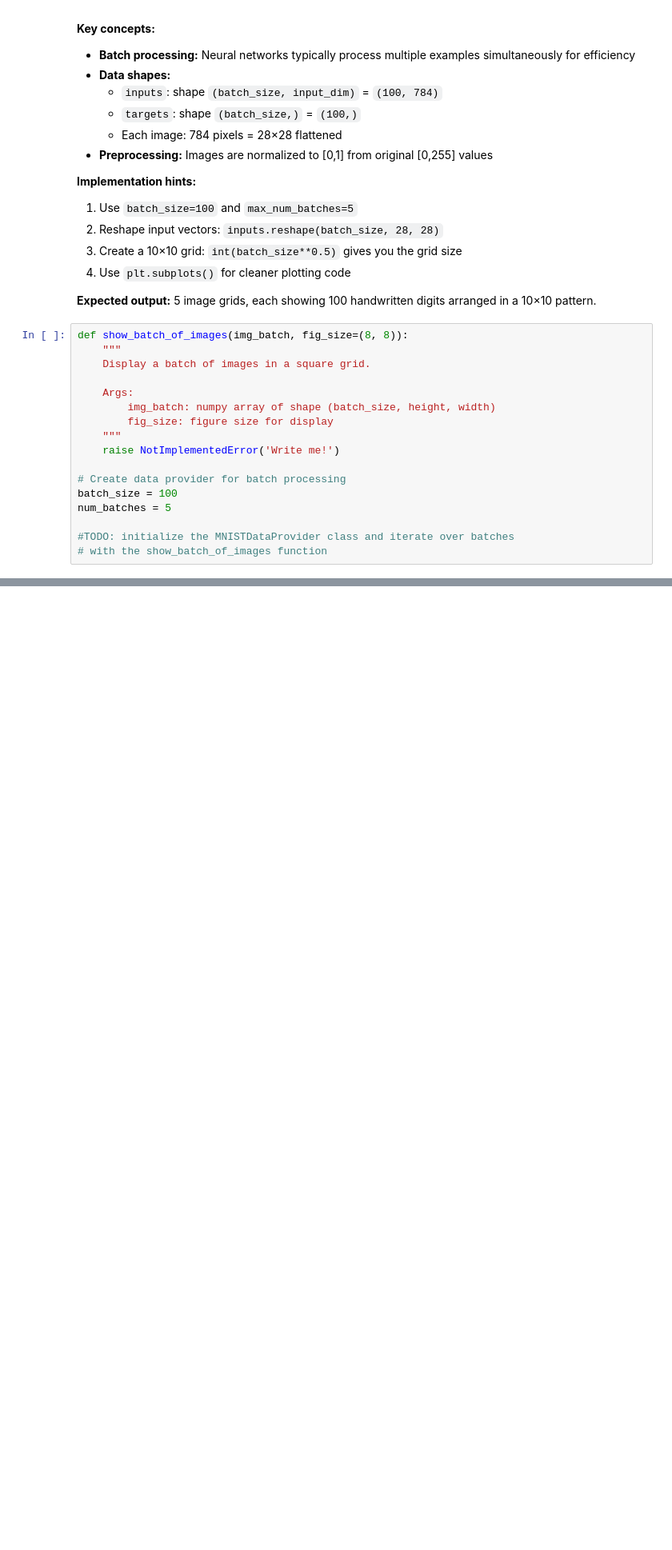
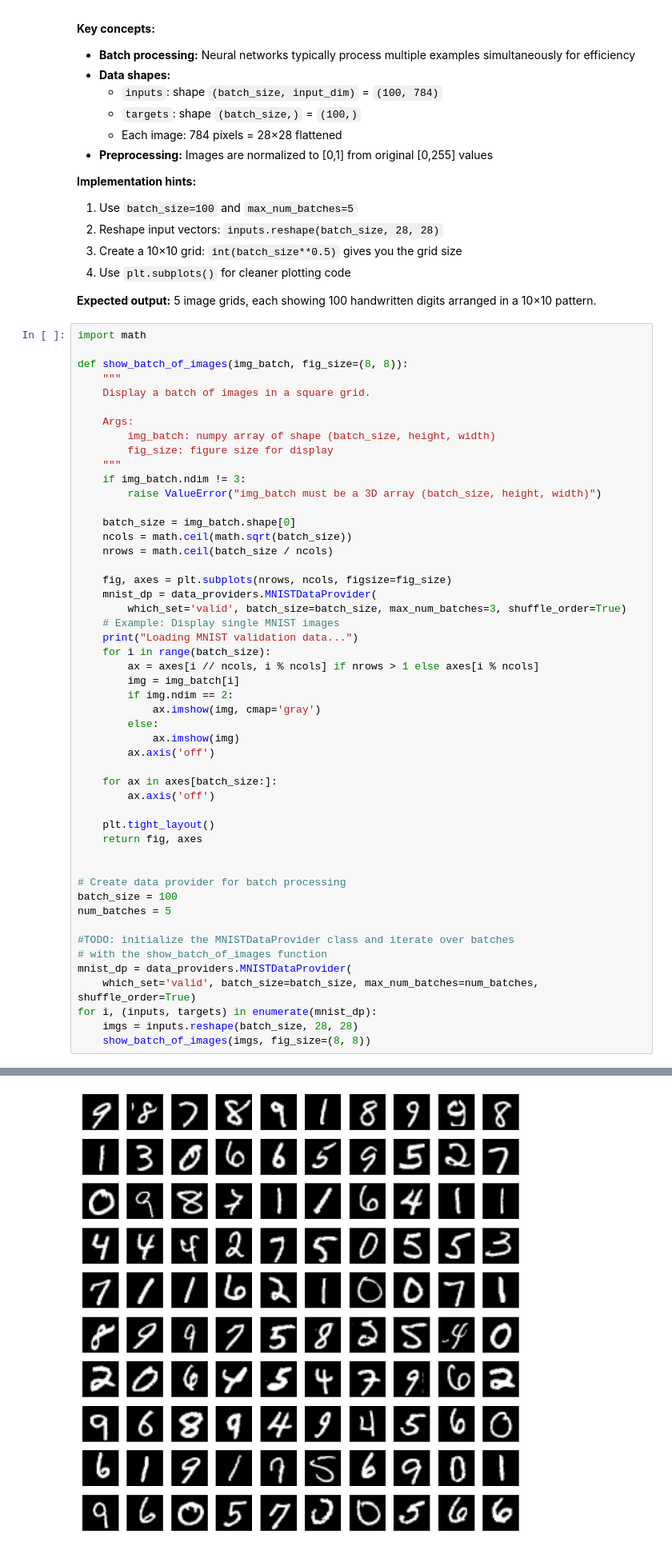
Before and after one commit to erickoch3/mlpractical, a Jupyter notebook: notebooks/01_introduction.ipynb, the cells around one changed output, grey strips where cells are left out. Shown at 80% size. Cells and saved outputs as stored; diff of their text form; blank space fills up the shorter version.

Commit message:
Initial master commit

```diff
--- a/notebooks/01_introduction.ipynb
+++ b/notebooks/01_introduction.ipynb
@@ -81,20 +90,54 @@ Now you'll work with batches of images rather than single examples.
 4. Use `plt.subplots()` for cleaner plotting code
 
 **Expected output:** 5 image grids, each showing 100 handwritten digits arranged in a 10×10 pattern.
-# %%
-def show_batch_of_images(img_batch, fig_size=(8, 8)):
-    """
-    Display a batch of images in a square grid.
-
-    Args:
-        img_batch: numpy array of shape (batch_size, height, width)
-        fig_size: figure size for display
-    """
-    raise NotImplementedError('Write me!')
-
-# Create data provider for batch processing
-batch_size = 100
-num_batches = 5
-
-#TODO: initialize the MNISTDataProvider class and iterate over batches
-# with the show_batch_of_images function
+# %%
+import math
+
+def show_batch_of_images(img_batch, fig_size=(8, 8)):
+    """
+    Display a batch of images in a square grid.
+
+    Args:
+        img_batch: numpy array of shape (batch_size, height, width)
+        fig_size: figure size for display
+    """
+    if img_batch.ndim != 3:
+        raise ValueError("img_batch must be a 3D array (batch_size, height, width)")
+
+    batch_size = img_batch.shape[0]
+    ncols = math.ceil(math.sqrt(batch_size))
+    nrows = math.ceil(batch_size / ncols)
+
+    fig, axes = plt.subplots(nrows, ncols, figsize=fig_size)
+    mnist_dp = data_providers.MNISTDataProvider(
+        which_set='valid', batch_size=batch_size, max_num_batches=3, shuffle_order=True)
+    # Example: Display single MNIST images
+    print("Loading MNIST validation data...")
+    for i in range(batch_size):
+        ax = axes[i // ncols, i % ncols] if nrows > 1 else axes[i % ncols]
+        img = img_batch[i]
+        if img.ndim == 2:
+            ax.imshow(img, cmap='gray')
+        else:
+            ax.imshow(img)
+        ax.axis('off')
+
+    for ax in axes[batch_size:]:
+        ax.axis('off')
+
+    plt.tight_layout()
+    return fig, axes
+
+
+# Create data provider for batch processing
+batch_size = 100
+num_batches = 5
+
+#TODO: initialize the MNISTDataProvider class and iterate over batches
+# with the show_batch_of_images function
+mnist_dp = data_providers.MNISTDataProvider(
+    which_set='valid', batch_size=batch_size, max_num_batches=num_batches, shuffle_order=True)
+for i, (inputs, targets) in enumerate(mnist_dp):
+    imgs = inputs.reshape(batch_size, 28, 28)
+    show_batch_of_images(imgs, fig_size=(8, 8))
+# %% [output]
@@ -100,0 +149 @@ num_batches = 5
+[figure, added]
```
Also changed, not shown: parts of 4 cells of this notebook, 13 other files.
